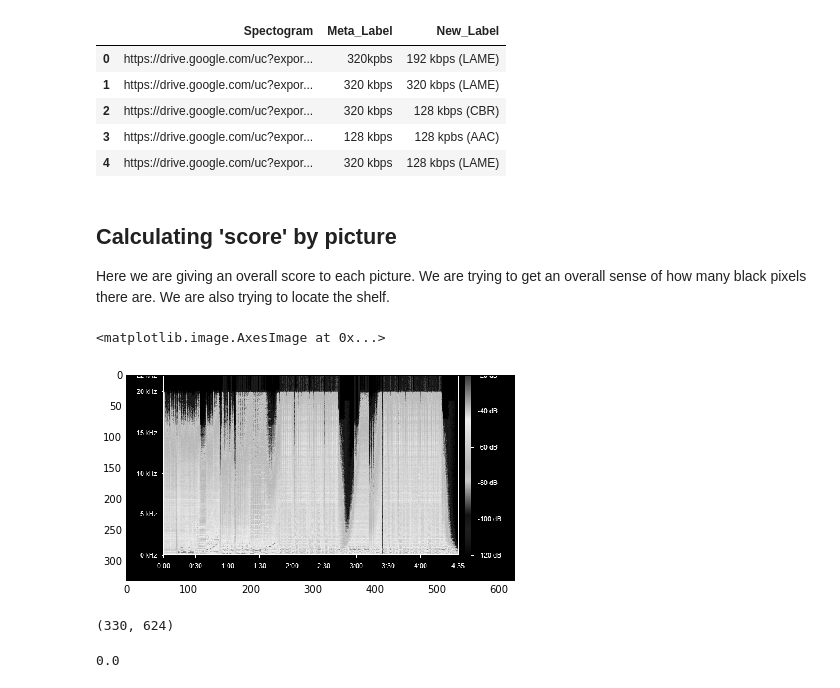
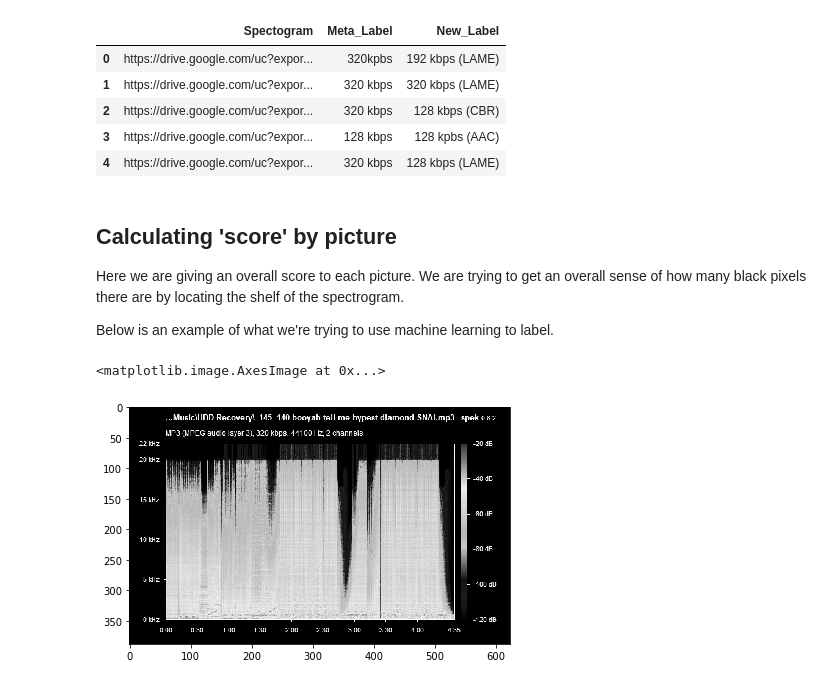
Before and after one commit to TSlesinger/INFO-4700-Capstone, a Jupyter notebook: Dataset Building.ipynb, the cells around one changed output. Saved outputs shown, nothing was run; the diff lists cells and outputs as text; code cells hidden in the pictures.

```diff
--- a/Dataset Building.ipynb
+++ b/Dataset Building.ipynb
@@ -27,19 +29,11 @@ im = imread('https://drive.google.com/uc?export=download&id=1xyNHbQEGoqfgWsVl8al
 # %% [markdown]
 ## Calculating 'score' by picture
-Here we are giving an overall score to each picture. We are trying to get an overall sense of how many black pixels there are. We are also trying to locate the shelf.
+Here we are giving an overall score to each picture. We are trying to get an overall sense of how many black pixels there are by locating the shelf of the spectrogram.
+
+Below is an example of what we're trying to use machine learning to label.
 # %%
 im = imread(drive_and_label.iloc[0]['Spectogram'], as_grey = True)
-im = im[58:]
-im.shape
 skimage.io.imshow(im)
 # %% [output]
 <matplotlib.image.AxesImage at 0x...>
-[figure, old version]
+[figure, new version]
-# %%
-im.shape
-# %% [output]
-(330, 624)
-# %%
-im[329][0]
-# %% [output]
-0.0
```
Also changed, not shown: parts of 48 cells of this notebook.
